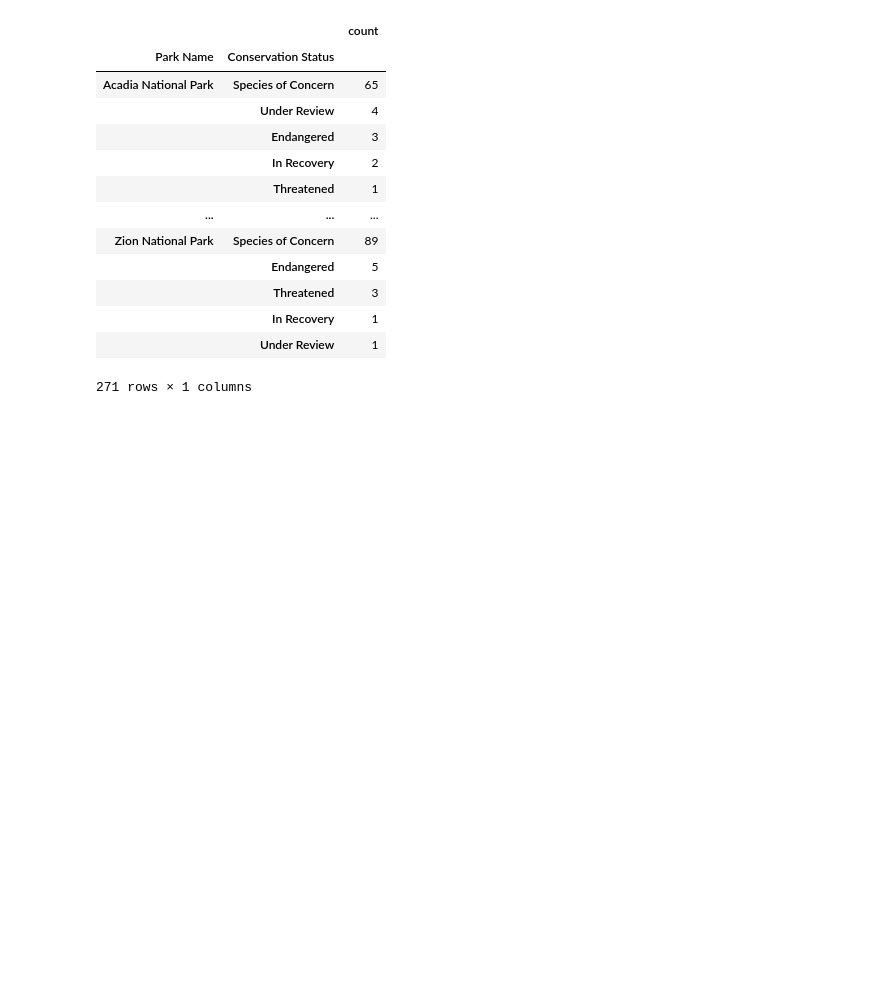
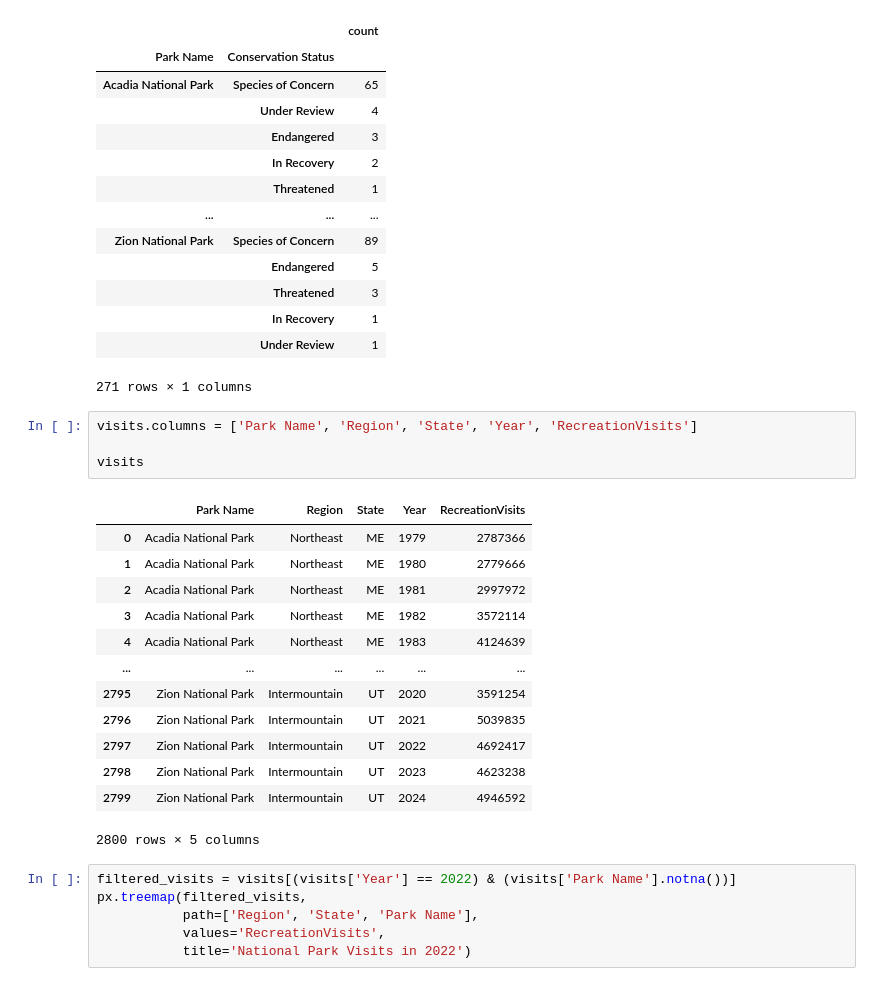
Before and after one commit to elijahsandler/nps-biodiversity, a Jupyter notebook: initial_viz.ipynb, the cells around one changed output. Saved outputs shown, nothing was run; the diff lists cells and outputs as text; blank space fills up the shorter version.

```diff
--- a/initial_viz.ipynb
+++ b/initial_viz.ipynb
@@ -279,3 +279,27 @@ pd.DataFrame(conservation)
 |  | In Recovery | 1 |
 |  | Under Review | 1 |
 271 rows × 1 columns
+# %%
+visits.columns = ['Park Name', 'Region', 'State', 'Year', 'RecreationVisits']
+
+visits
+# %% [output]
+|  | Park Name | Region | State | Year | RecreationVisits |
+| 0 | Acadia National Park | Northeast | ME | 1979 | 2787366 |
+| 1 | Acadia National Park | Northeast | ME | 1980 | 2779666 |
+| 2 | Acadia National Park | Northeast | ME | 1981 | 2997972 |
+| 3 | Acadia National Park | Northeast | ME | 1982 | 3572114 |
+| 4 | Acadia National Park | Northeast | ME | 1983 | 4124639 |
+| ... | ... | ... | ... | ... | ... |
+| 2795 | Zion National Park | Intermountain | UT | 2020 | 3591254 |
+| 2796 | Zion National Park | Intermountain | UT | 2021 | 5039835 |
+| 2797 | Zion National Park | Intermountain | UT | 2022 | 4692417 |
+| 2798 | Zion National Park | Intermountain | UT | 2023 | 4623238 |
+| 2799 | Zion National Park | Intermountain | UT | 2024 | 4946592 |
+2800 rows × 5 columns
+# %%
+filtered_visits = visits[(visits['Year'] == 2022) & (visits['Park Name'].notna())]
+px.treemap(filtered_visits,
+           path=['Region', 'State', 'Park Name'],
+           values='RecreationVisits',
+           title='National Park Visits in 2022')
```
Also changed, not shown: parts of 7 cells of this notebook.
